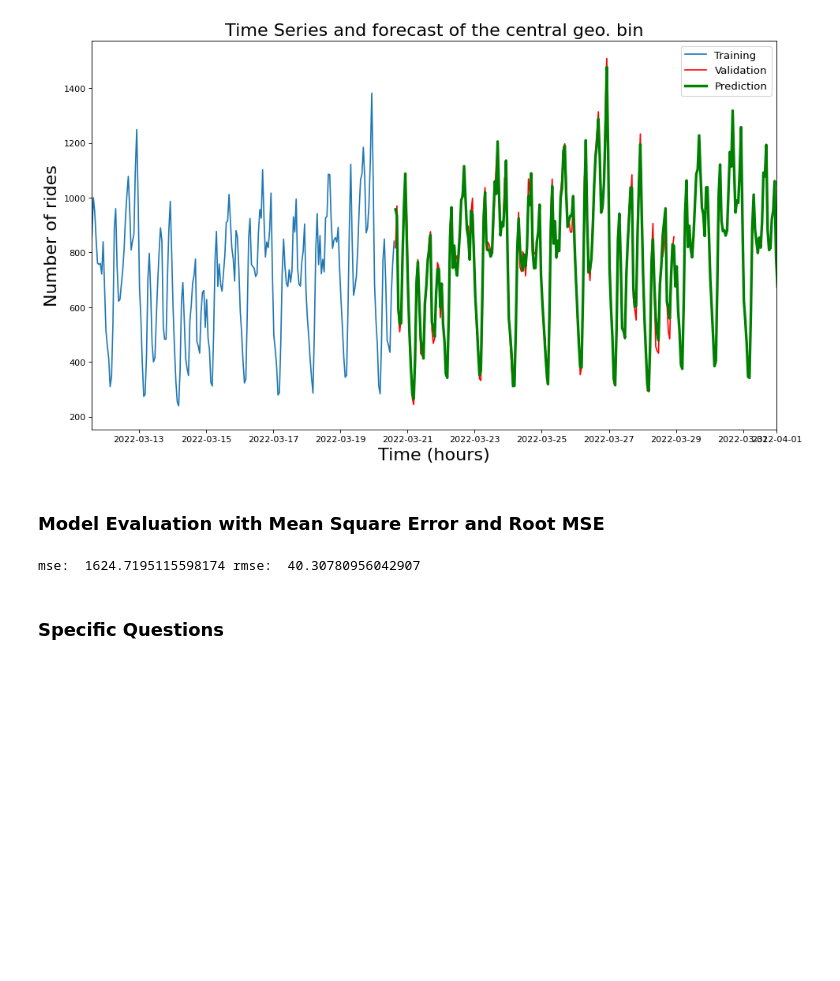
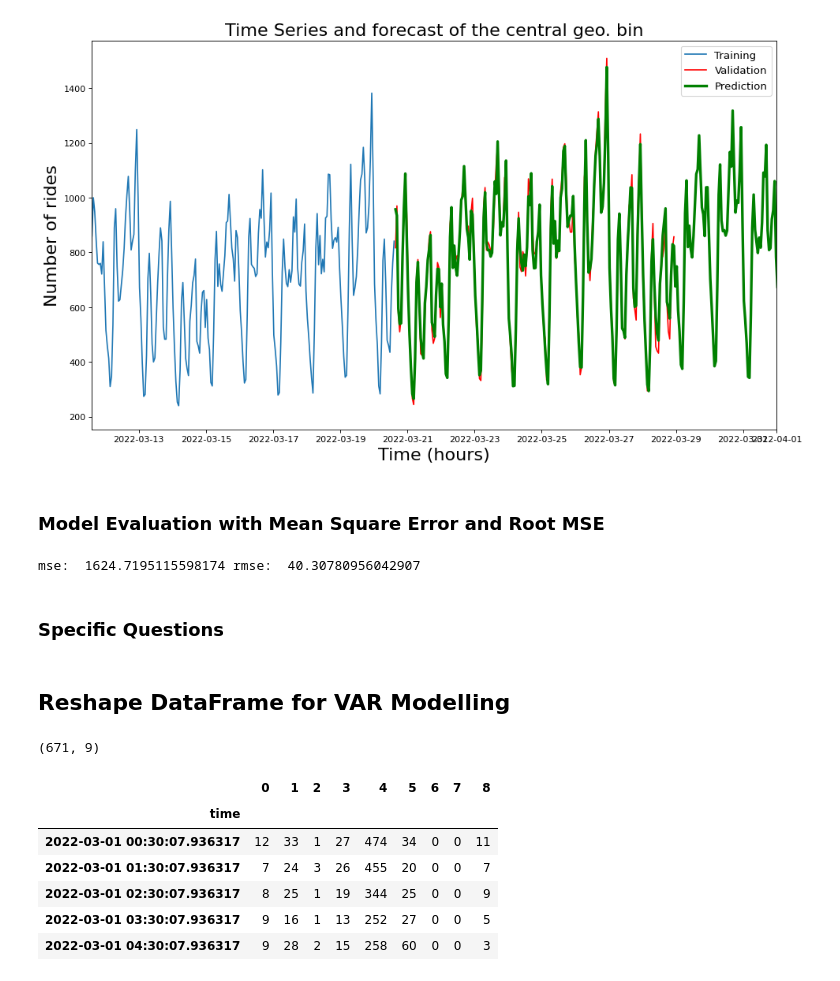
Before and after one commit to CSQlombard/supply_and_demand, a Jupyter notebook: Supply_and_Demand__csql.ipynb, the cells around one changed output. Saved outputs shown, nothing was run; the diff lists cells and outputs as text; code cells hidden in the pictures; blank space fills up the shorter version.

```diff
--- a/Supply_and_Demand__csql.ipynb
+++ b/Supply_and_Demand__csql.ipynb
@@ -551,3 +551,36 @@ are associated with higher or lower than anticipated ride volumes in specific ti
 If a correlation exists, I will utilize this insights to challenge the actual forecast model.
 
 """
+# %% [markdown]
+## Reshape DataFrame for VAR Modelling
+# %%
+new_time_series = []
+BIN = 0
+for lat in time_series.latitude.unique():
+    for long in time_series.longitude.unique():
+        rides_bin = []
+        rides_bin = time_series[(time_series.latitude == lat) &
+                                     (time_series.longitude == long)][['time','number_of_rides']]
+
+        rides_bin.rename(columns={"number_of_rides": BIN}, inplace=True)
+        rides_bin.set_index('time', inplace=True)
+
+        BIN+=1
+
+        if len(new_time_series)==0:
+            new_time_series = rides_bin.copy()
+        else:
+            new_time_series = new_time_series.join(rides_bin)
+
+print(new_time_series.shape)
+
+new_time_series.head()
+# %% [output]
+(671, 9)
+|  | 0 | 1 | 2 | 3 | 4 | 5 | 6 | 7 | 8 |
+| time |  |  |  |  |  |  |  |  |  |
+| 2022-03-01 00:30:07.936317 | 12 | 33 | 1 | 27 | 474 | 34 | 0 | 0 | 11 |
+| 2022-03-01 01:30:07.936317 | 7 | 24 | 3 | 26 | 455 | 20 | 0 | 0 | 7 |
+| 2022-03-01 02:30:07.936317 | 8 | 25 | 1 | 19 | 344 | 25 | 0 | 0 | 9 |
+| 2022-03-01 03:30:07.936317 | 9 | 16 | 1 | 13 | 252 | 27 | 0 | 0 | 5 |
+| 2022-03-01 04:30:07.936317 | 9 | 28 | 2 | 15 | 258 | 60 | 0 | 0 | 3 |
```
Also changed, not shown: parts of 5 cells of this notebook, 1 other file.
